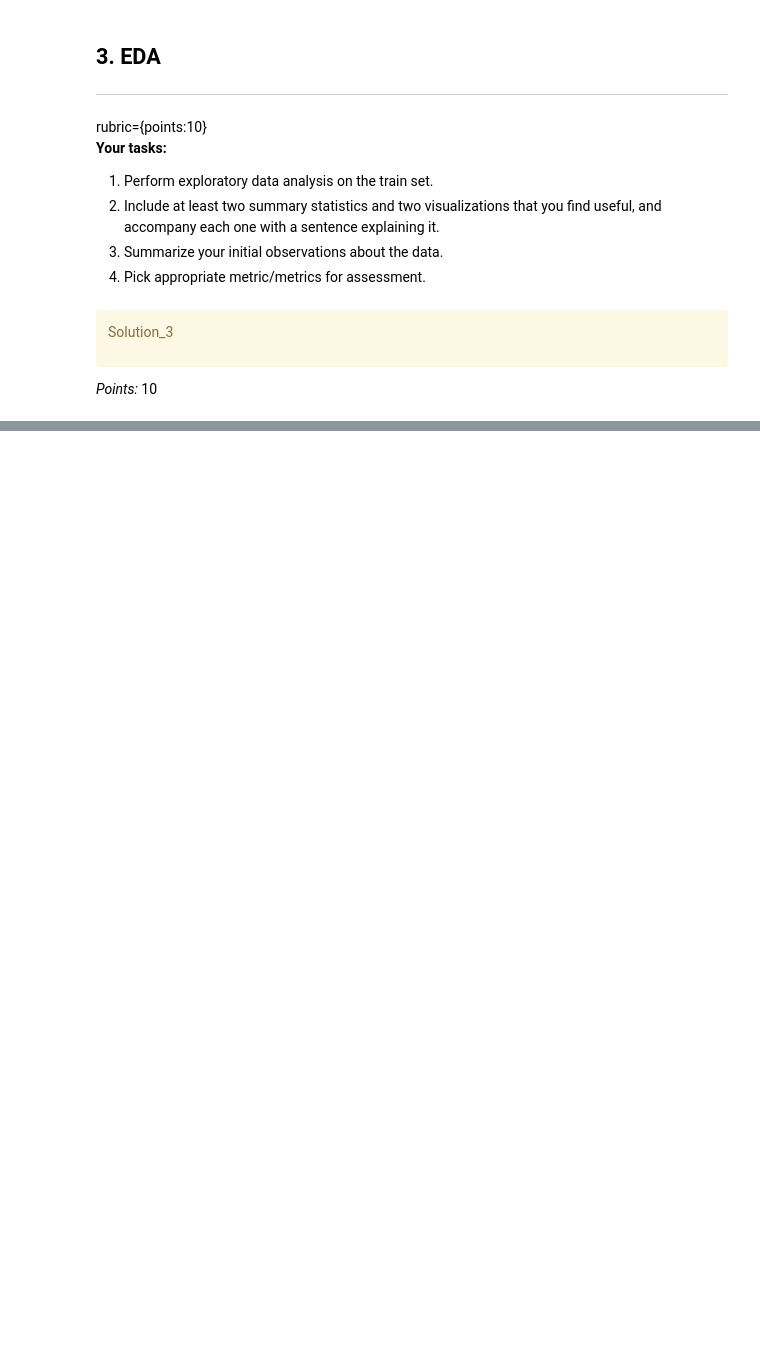
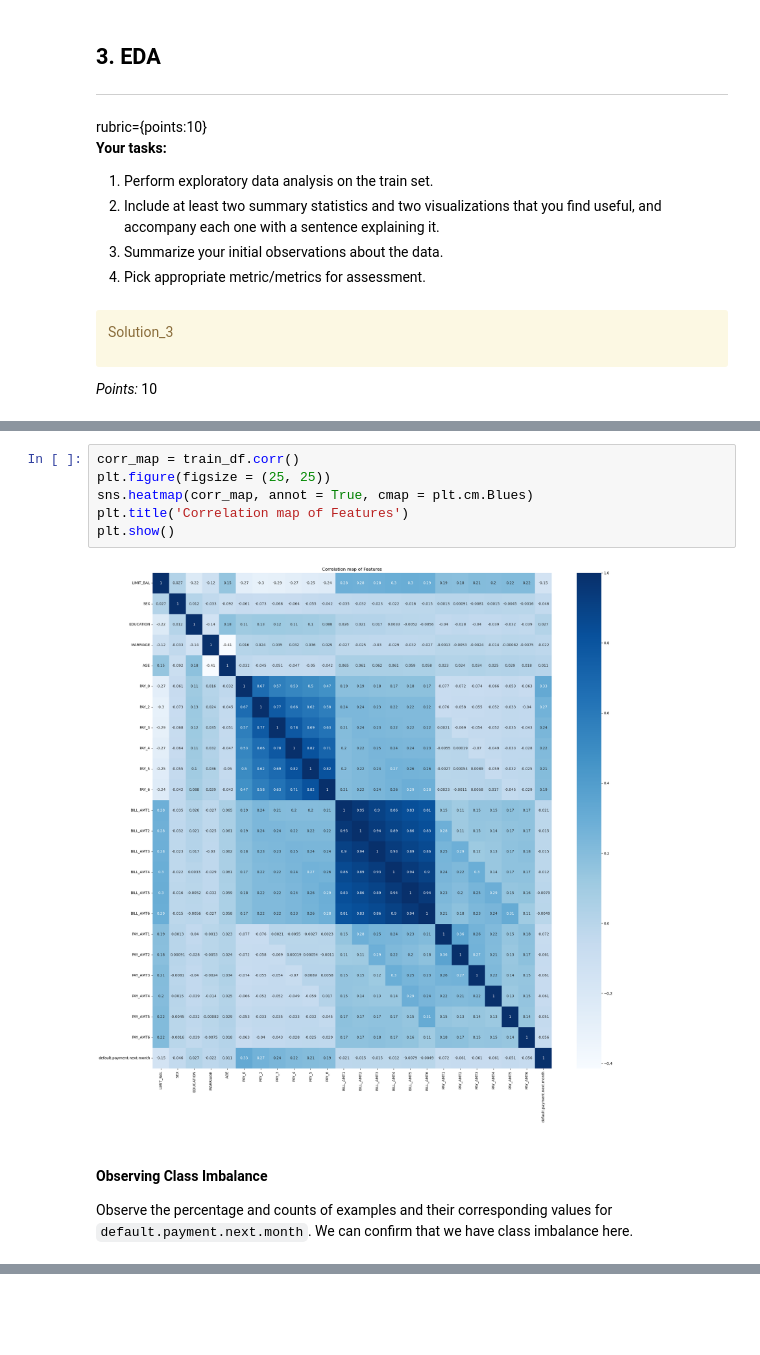
Before and after one commit to adrianlamdev/cpsc330_hw5, a Jupyter notebook: hw5.ipynb, the cells around one changed output, grey strips where cells are left out. Saved outputs shown, nothing was run; the diff lists cells and outputs as text; blank space fills up the shorter version.

```diff
--- a/hw5.ipynb
+++ b/hw5.ipynb
@@ -313,0 +307,12 @@ lorem ipsum...
+# %%
+corr_map = train_df.corr()
+plt.figure(figsize = (25, 25))
+sns.heatmap(corr_map, annot = True, cmap = plt.cm.Blues)
+plt.title('Correlation map of Features')
+plt.show()
+# %% [output]
+[figure, added]
+# %% [markdown]
+#### Observing Class Imbalance
+
+Observe the percentage and counts of examples and their corresponding values for `default.payment.next.month`. We can confirm that we have class imbalance here.
```
Also changed, not shown: parts of 75 cells of this notebook, 2 other files.
